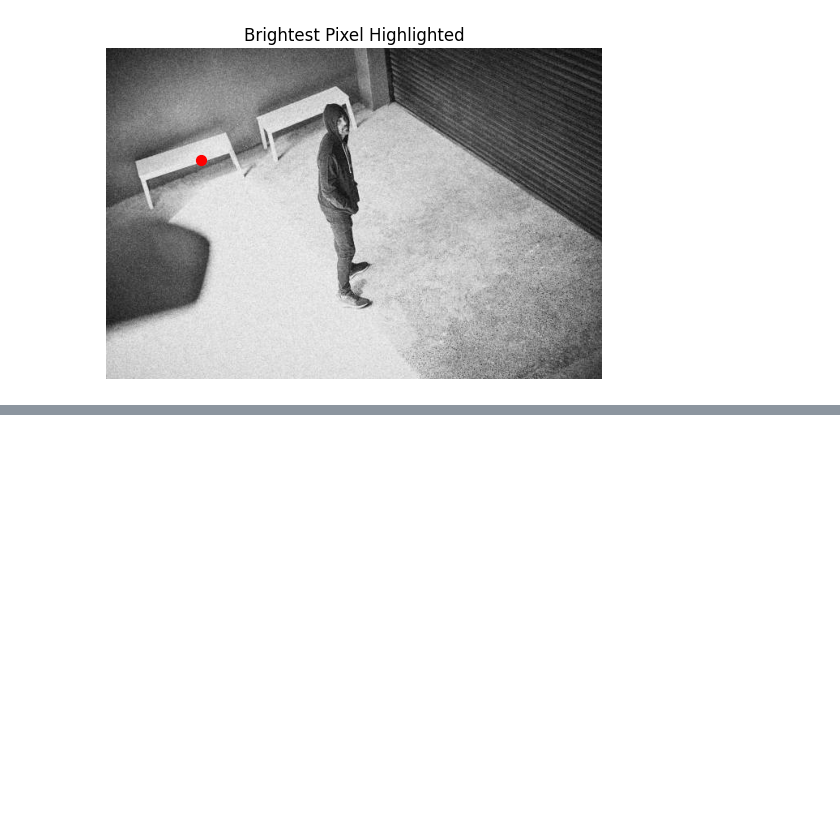
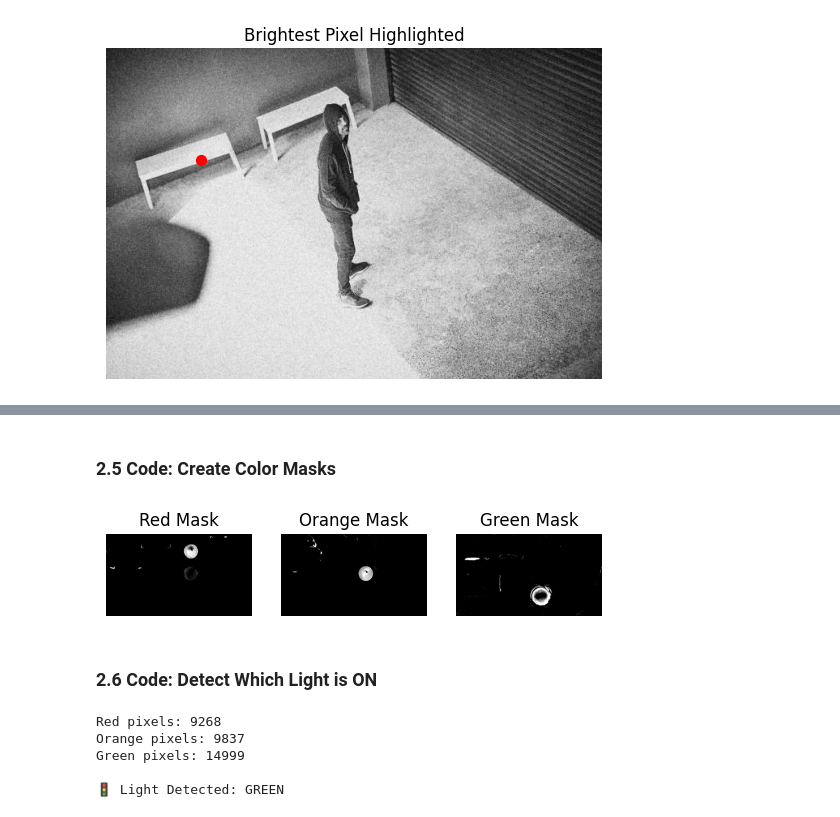
Before and after one commit to YOUHAD08/computer-vision-labs, a Jupyter notebook: assignment-1.ipynb, the cells around one changed output, grey strips where cells are left out. Saved outputs shown, nothing was run; the diff lists cells and outputs as text; code cells hidden in the pictures; blank space fills up the shorter version.

```diff
--- a/project-1.ipynb
+++ b/assignment-1.ipynb
@@ -61,0 +145,69 @@ plt.show()
+# %% [markdown]
+### 2.5 Code: Create Color Masks
+# %%
+# Define HSV ranges for each color
+lower_red = np.array([0, 120, 100])
+upper_red = np.array([5, 255, 255])
+
+lower_orange = np.array([8, 120, 100])
+upper_orange = np.array([20, 255, 255])
+
+lower_green = np.array([40, 80, 100])
+upper_green = np.array([100, 255, 255])
+
+# Create masks using inRange()
+# If pixel HSV is between lower and upper bounds → WHITE (255)
+# Otherwise → BLACK (0)
+mask_red = cv2.inRange(hsv_image, lower_red, upper_red)
+mask_orange = cv2.inRange(hsv_image, lower_orange, upper_orange)
+mask_green = cv2.inRange(hsv_image, lower_green, upper_green)
+
+# Display all masks
+plt.subplot(1, 3, 1)
+plt.imshow(mask_red, cmap='gray')
+plt.title("Red Mask")
+plt.axis("off")
+
+plt.subplot(1, 3, 2)
+plt.imshow(mask_orange, cmap='gray')
+plt.title("Orange Mask")
+plt.axis("off")
+
+plt.subplot(1, 3, 3)
+plt.imshow(mask_green, cmap='gray')
+plt.title("Green Mask")
+plt.axis("off")
+
+plt.show()
+# %% [output]
+[figure, added]
+# %% [markdown]
+### 2.6 Code: Detect Which Light is ON
+# %%
+# Count white pixels in each mask
+# cv2.countNonZero() counts all pixels that are NOT 0 (i.e., white pixels)
+count_red = cv2.countNonZero(mask_red)
+count_orange = cv2.countNonZero(mask_orange)
+count_green = cv2.countNonZero(mask_green)
+
+print(f"Red pixels: {count_red}")
+print(f"Orange pixels: {count_orange}")
+print(f"Green pixels: {count_green}")
+
+# Find which light has the most white pixels
+if count_red > count_orange and count_red > count_green:
+    light_on = "RED"
+elif count_orange > count_red and count_orange > count_green:
+    light_on = "ORANGE"
+elif count_green > count_red and count_green > count_orange:
+    light_on = "GREEN"
+else:
+    light_on = "UNKNOWN"
+
+print(f"\n🚦 Light Detected: {light_on}")
+# %% [output]
+Red pixels: 9268
+Orange pixels: 9837
+Green pixels: 14999
+
+🚦 Light Detected: GREEN
```
Also changed, not shown: parts of 11 cells of this notebook, 1 other file.
